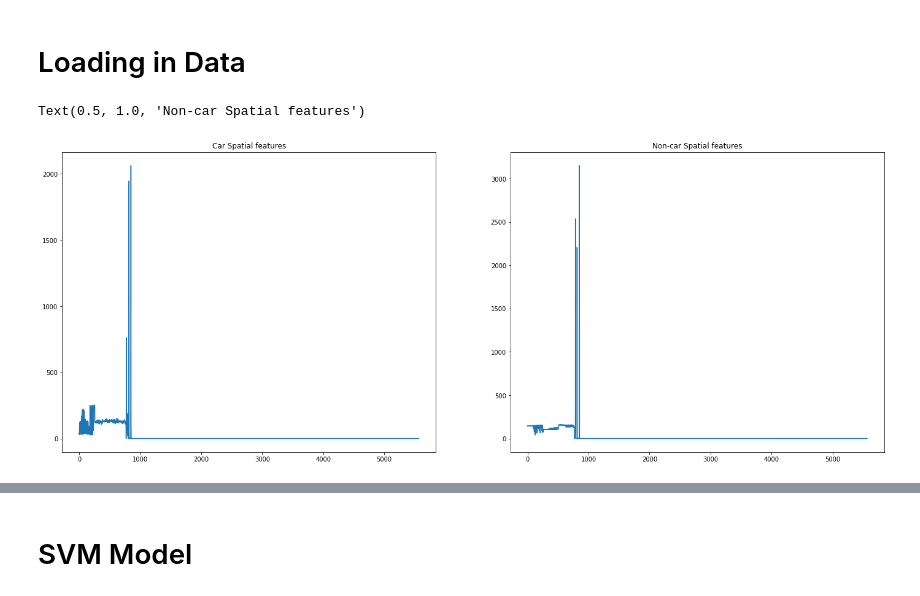
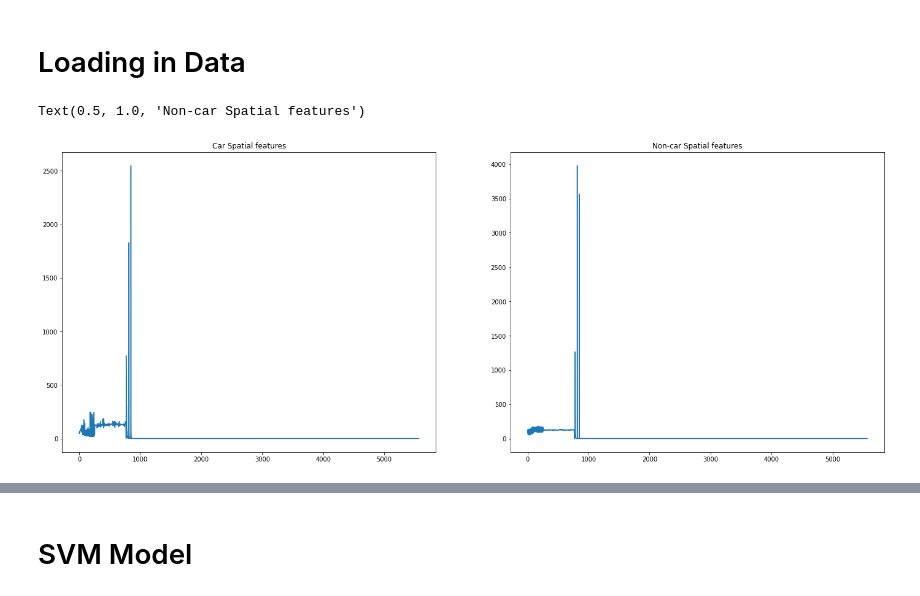
Before and after one commit to srianumakonda/Advanced-Lane-Detection-and-Object-Detection, a Jupyter notebook: object_detection.ipynb, the cells around one changed output, grey strips where cells are left out. Cells and saved outputs as stored; diff of their text form; code cells hidden in the pictures.

```diff
--- a/object_detection.ipynb
+++ b/object_detection.ipynb
@@ -236,13 +173,25 @@ y = np.hstack((np.ones(len(car_features)), np.zeros(len(notcar_features))))
 
 rand_state = np.random.randint(0, 100)
 X_train, X_test, y_train, y_test = train_test_split(X, y, test_size=0.2, random_state=rand_state)
-# %%
-f, (ax1, ax2) = plt.subplots(1, 2, figsize=(24, 9))
-ax1.plot(car_features[0])
-ax1.set_title("Car Spatial features")
-ax2.plot(notcar_features[0])
-ax2.set_title("Non-car Spatial features")
-# %% [output]
-Text(0.5, 1.0, 'Non-car Spatial features')
-[figure, removed]
+# %%
+f, (ax1, ax2) = plt.subplots(1, 2, figsize=(24, 9))
+
+i = cv2.cvtColor(cv2.imread(random.choice(cars)),cv2.COLOR_BGR2RGB)
+j = cv2.cvtColor(cv2.imread(random.choice(notcars)),cv2.COLOR_BGR2RGB)
+
+car_feat = single_img_features(img=i, color_space=color_space, spatial_size=spatial_size,
+                        hist_bins=hist_bins, orient=orient,
+                        pix_per_cell=pix_per_cell, cell_per_block=cell_per_block, hog_channel=hog_channel,
+                        spatial_feat=spatial_feat, hist_feat=hist_feat, hog_feat=hog_feat)
+notcar_feat = single_img_features(img=j, color_space=color_space, spatial_size=spatial_size,
+                        hist_bins=hist_bins, orient=orient,
+                        pix_per_cell=pix_per_cell, cell_per_block=cell_per_block, hog_channel=hog_channel,
+                        spatial_feat=spatial_feat, hist_feat=hist_feat, hog_feat=hog_feat)
+ax1.plot(car_feat)
+ax1.set_title("Car Spatial features")
+ax2.plot(notcar_feat)
+ax2.set_title("Non-car Spatial features")
+# %% [output]
+Text(0.5, 1.0, 'Non-car Spatial features')
+[figure, added]
 # %%
```
Also changed, not shown: parts of 29 cells of this notebook, 18 other files.
